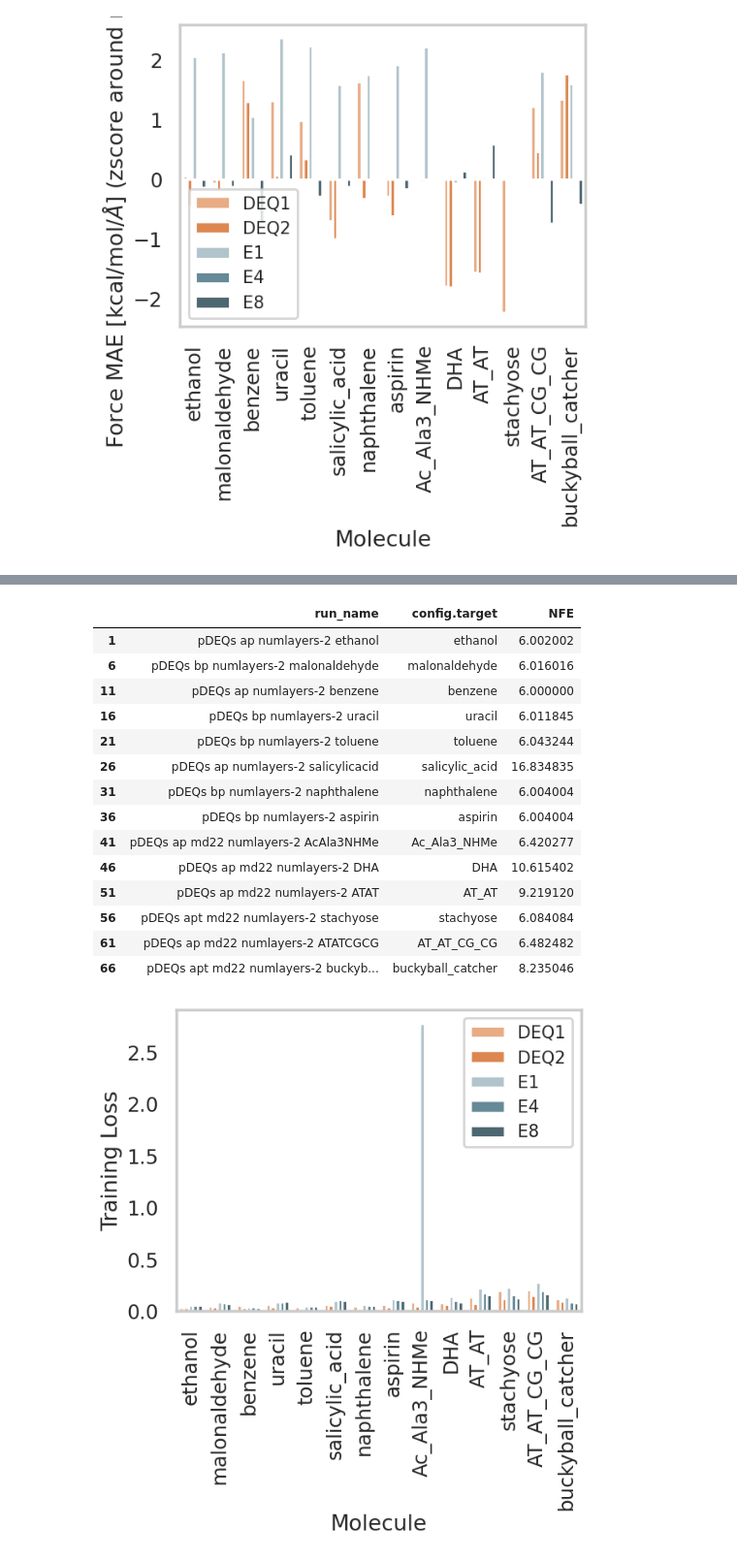
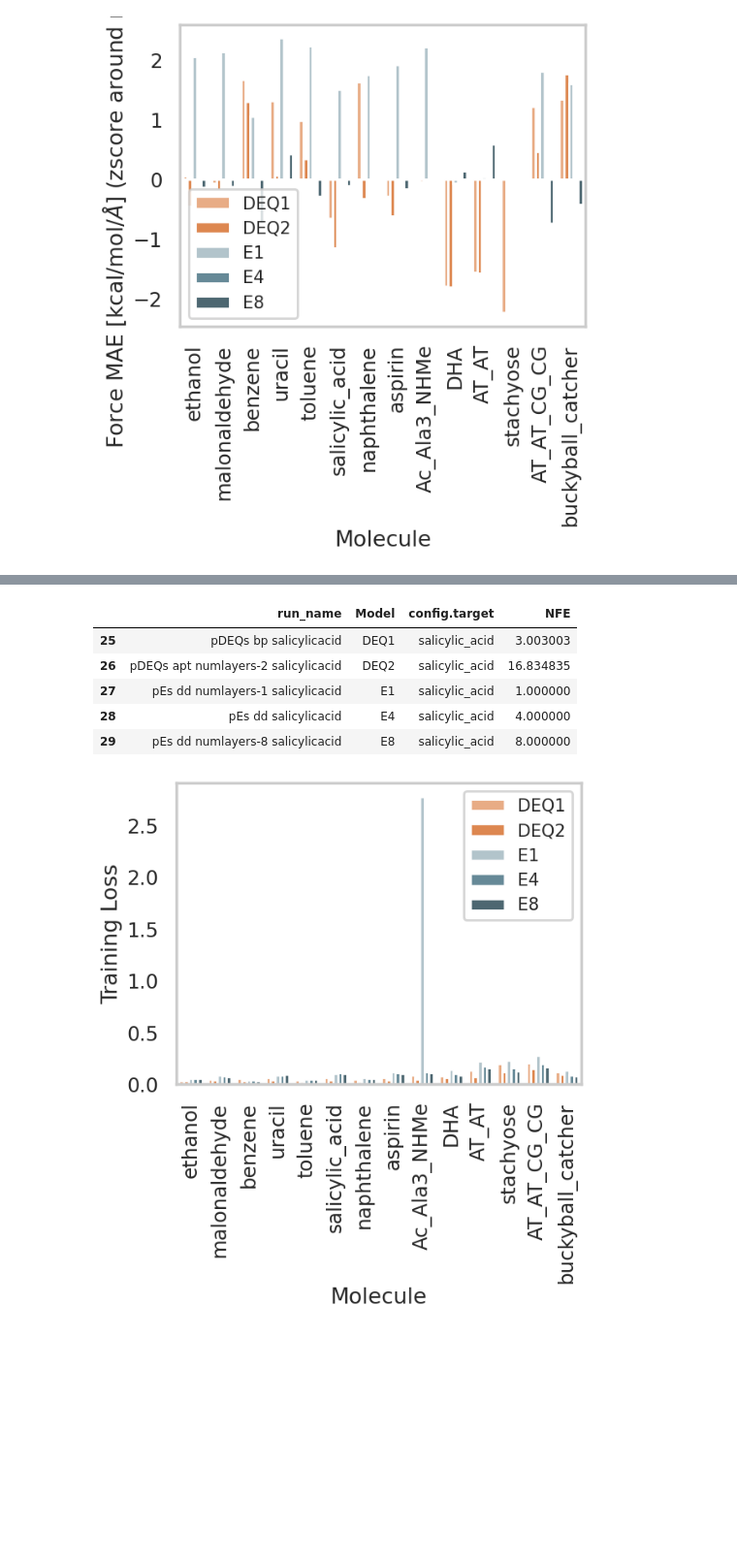
Before and after one commit to BurgerAndreas/equilibrium-forcefields, a Jupyter notebook: src/deq2ff/plotting/dashboard.ipynb, the cells around one changed output, grey strips where cells are left out. Shown at 97% size. Saved outputs shown, nothing was run; the diff lists cells and outputs as text; code cells hidden in the pictures; blank space fills up the shorter version.

```diff
--- a/src/deq2ff/plotting/dashboard.ipynb
+++ b/src/deq2ff/plotting/dashboard.ipynb
@@ -55,7 +56,7 @@ df = get_runs_from_wandb(
     filters={
         # https://www.mongodb.com/docs/manual/reference/operator/query-comparison/
         "$or": [{"state": "finished"}, {"state": "crashed"}],
-        "tags": {"$nin": ["eval", "inf"]},
+        "tags": {"$nin": ["eval", "inf", "ignore"]},
     },
 )
 df = preprocess_df(df=df, project=project, error_metric=error_metric)
@@ -920,23 +892,15 @@ plt.show()
 # %%
 # salicyclic acid DEQ2
 
-df_best_runs[df_best_runs["Model"] == "DEQ2"][["run_name", "config.target", "NFE"]]
+# df_best_runs[df_best_runs["Model"] == "DEQ2"][["run_name", "config.target", "NFE"]]
+df_best_runs[df_best_runs["config.target"] == "salicylic_acid"][["run_name", "Model", "config.target", "NFE"]]
 # %% [output]
-|  | run_name | config.target | NFE |
-| 1 | pDEQs ap numlayers-2 ethanol | ethanol | 6.002002 |
-| 6 | pDEQs bp numlayers-2 malonaldehyde | malonaldehyde | 6.016016 |
-| 11 | pDEQs ap numlayers-2 benzene | benzene | 6.000000 |
-| 16 | pDEQs bp numlayers-2 uracil | uracil | 6.011845 |
-| 21 | pDEQs bp numlayers-2 toluene | toluene | 6.043244 |
-| 26 | pDEQs ap numlayers-2 salicylicacid | salicylic_acid | 16.834835 |
-| 31 | pDEQs bp numlayers-2 naphthalene | naphthalene | 6.004004 |
-| 36 | pDEQs bp numlayers-2 aspirin | aspirin | 6.004004 |
-| 41 | pDEQs ap md22 numlayers-2 AcAla3NHMe | Ac_Ala3_NHMe | 6.420277 |
-| 46 | pDEQs ap md22 numlayers-2 DHA | DHA | 10.615402 |
-| 51 | pDEQs ap md22 numlayers-2 ATAT | AT_AT | 9.219120 |
-| 56 | pDEQs apt md22 numlayers-2 stachyose | stachyose | 6.084084 |
-| 61 | pDEQs ap md22 numlayers-2 ATATCGCG | AT_AT_CG_CG | 6.482482 |
-| 66 | pDEQs apt md22 numlayers-2 buckyb... | buckyball_catcher | 8.235046 |
+|  | run_name | Model | config.target | NFE |
+| 25 | pDEQs bp salicylicacid | DEQ1 | salicylic_acid | 3.003003 |
+| 26 | pDEQs apt numlayers-2 salicylicacid | DEQ2 | salicylic_acid | 16.834835 |
+| 27 | pEs dd numlayers-1 salicylicacid | E1 | salicylic_acid | 1.000000 |
+| 28 | pEs dd salicylicacid | E4 | salicylic_acid | 4.000000 |
+| 29 | pEs dd numlayers-8 salicylicacid | E8 | salicylic_acid | 8.000000 |
 # %%
 # plot train_loss_f
 
```
Also changed, not shown: parts of 20 cells of this notebook, 3 other files.
